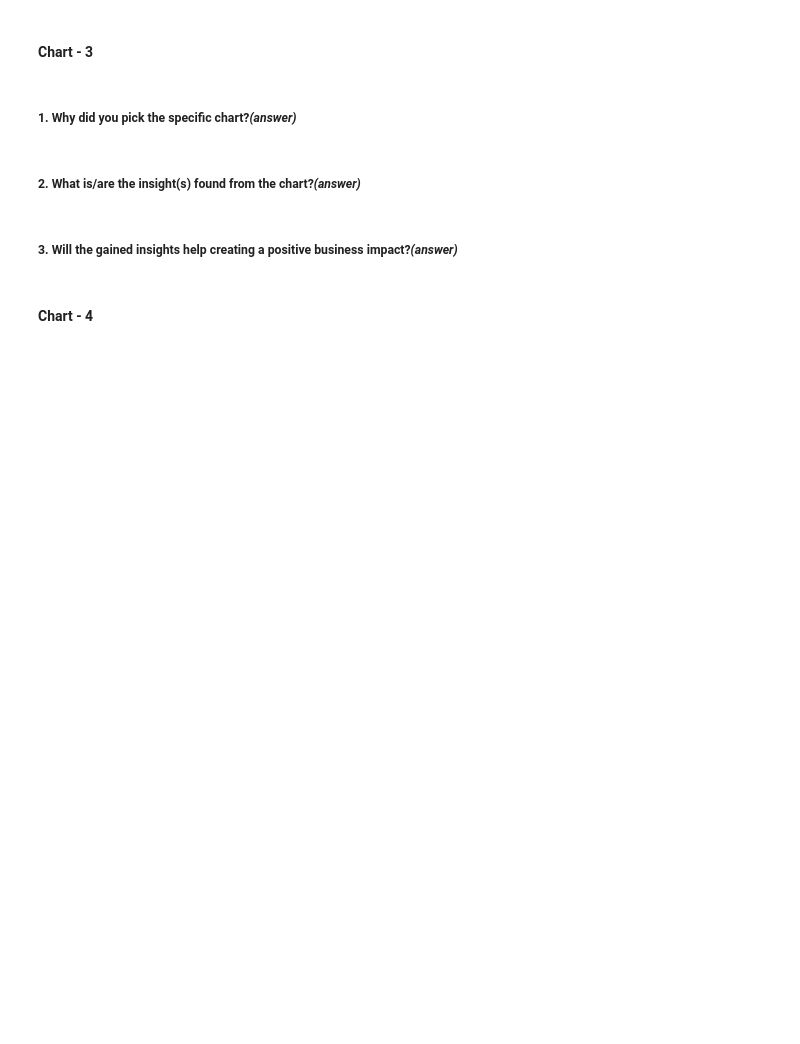
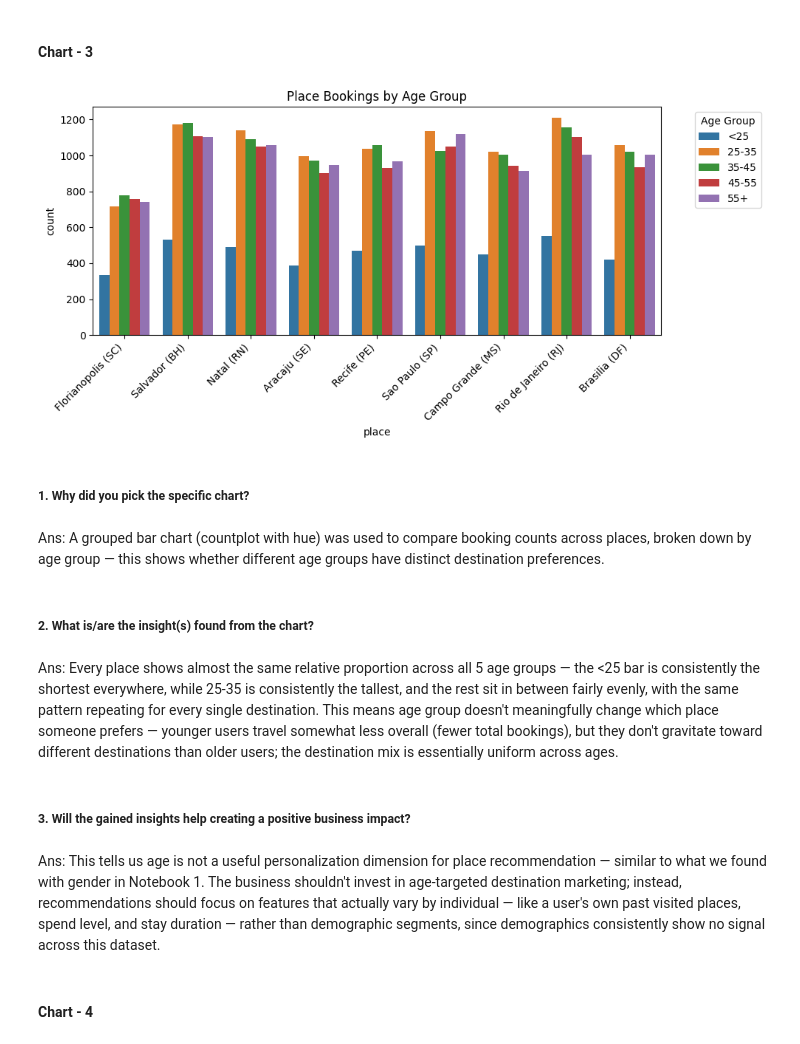
Before and after one commit to taiybashaikh51-sys/voyage-analytics-mlops, a Jupyter notebook: notebooks/Voyage_Analytics_3_Hotel_Recommendation_Starter.ipynb, the cells around one changed output. Saved outputs shown, nothing was run; the diff lists cells and outputs as text; code cells hidden in the pictures; blank space fills up the shorter version.

```diff
--- a/notebooks/Voyage_Analytics_3_Hotel_Recommendation_Starter.ipynb
+++ b/notebooks/Voyage_Analytics_3_Hotel_Recommendation_Starter.ipynb
@@ -101,8 +317,28 @@ for col in users.columns:    print(col, '->', users[col].nunique())
+# %%
+# Chart - 3: Place Preference by Age Group
+
+df['age_group'] = pd.cut(df['age'], bins=[0,25,35,45,55,100], labels=['<25','25-35','35-45','45-55','55+'])
+
+plt.figure(figsize=(10,5))
+sns.countplot(data=df, x='place', hue='age_group')
+plt.title('Place Bookings by Age Group')
+plt.xticks(rotation=45, ha='right')
+plt.legend(title='Age Group', bbox_to_anchor=(1.05,1))
+plt.tight_layout()
+plt.show()
+# %% [output]
+[figure, added]
 # %% [markdown]
-##### 1. Why did you pick the specific chart?_(answer)_
+##### 1. Why did you pick the specific chart?
+# %% [markdown]
+Ans: A grouped bar chart (countplot with hue) was used to compare booking counts across places, broken down by age group — this shows whether different age groups have distinct destination preferences.
 # %% [markdown]
-##### 2. What is/are the insight(s) found from the chart?_(answer)_
+##### 2. What is/are the insight(s) found from the chart?
+# %% [markdown]
+Ans: Every place shows almost the same relative proportion across all 5 age groups — the <25 bar is consistently the shortest everywhere, while 25-35 is consistently the tallest, and the rest sit in between fairly evenly, with the same pattern repeating for every single destination. This means age group doesn't meaningfully change which place someone prefers — younger users travel somewhat less overall (fewer total bookings), but they don't gravitate toward different destinations than older users; the destination mix is essentially uniform across ages.
 # %% [markdown]
-##### 3. Will the gained insights help creating a positive business impact?_(answer)_
+##### 3. Will the gained insights help creating a positive business impact?
+# %% [markdown]
+Ans: This tells us age is not a useful personalization dimension for place recommendation — similar to what we found with gender in Notebook 1. The business shouldn't invest in age-targeted destination marketing; instead, recommendations should focus on features that actually vary by individual — like a user's own past visited places, spend level, and stay duration — rather than demographic segments, since demographics consistently show no signal across this dataset.
 # %% [markdown]
 #### Chart - 4
```
Also changed, not shown: parts of 72 cells of this notebook, 1 other file.
